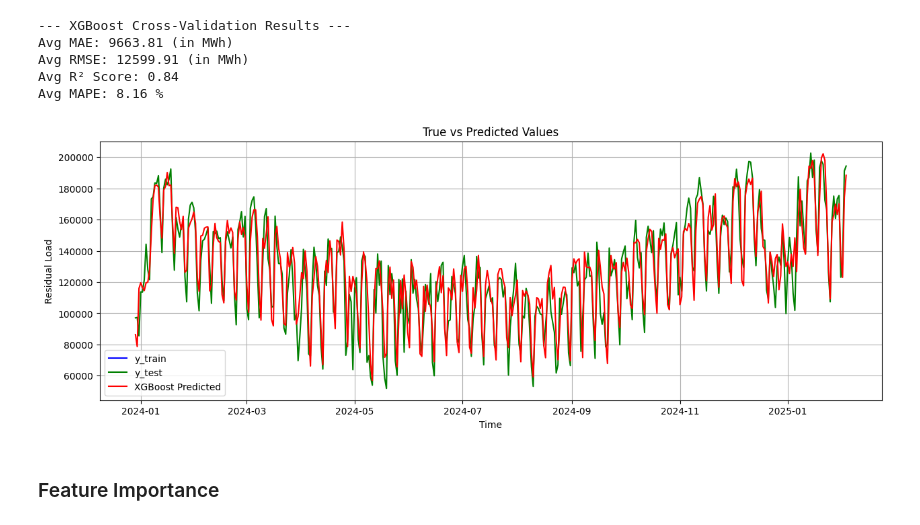
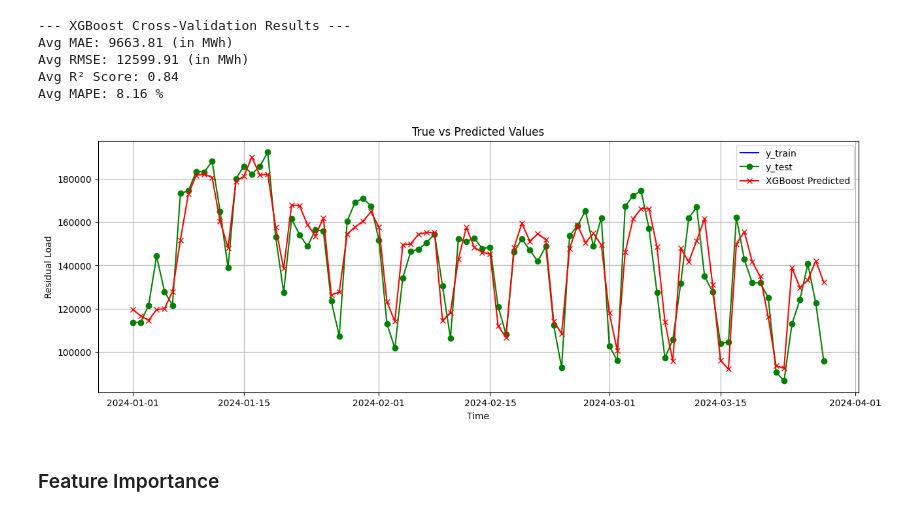
Before and after one commit to yhfrds/techlabs-ds-battery-project, a Jupyter notebook: src/dataset_transformation.ipynb, the cells around one changed output. Cells and saved outputs as stored; diff of their text form; code cells hidden in the pictures.

```diff
--- a/src/dataset_transformation.ipynb
+++ b/src/dataset_transformation.ipynb
@@ -392,8 +395,8 @@ def plot_predictions(y_train, y_test, xgb_pred, start_date, end_date):
     plt.figure(figsize=(15, 5))
 
     plt.plot(filtered_df.index, filtered_df['y_train'], label='y_train', color='blue')
-    plt.plot(filtered_df.index, filtered_df['y_test'], label='y_test', color='green')
-    plt.plot(filtered_df.index, filtered_df['xgb_pred'], label='XGBoost Predicted', color='red')
+    plt.plot(filtered_df.index, filtered_df['y_test'], label='y_test', color='green', marker='o')
+    plt.plot(filtered_df.index, filtered_df['xgb_pred'], label='XGBoost Predicted', color='red', marker='x')
 
     plt.title('True vs Predicted Values')
     plt.xlabel('Time')
@@ -438,11 +441,11 @@ Avg R² Score: 0.84
 Avg MAPE: 8.16 %
 # %%
 # Plotting prediction results
-start_date = y_test.index[0]
-end_date = y_test.index[-1]
+start_date = "2024-01-01"
+end_date = "2024-03-28"
 plot_predictions(y_train, y_test, xgb_pred, start_date, end_date)
 # %% [output]
-[figure, old version]
+[figure, new version]
 # %% [markdown]
 ### Feature Importance
 # %%
```
Also changed, not shown: parts of 12 cells of this notebook, 3 other files.
